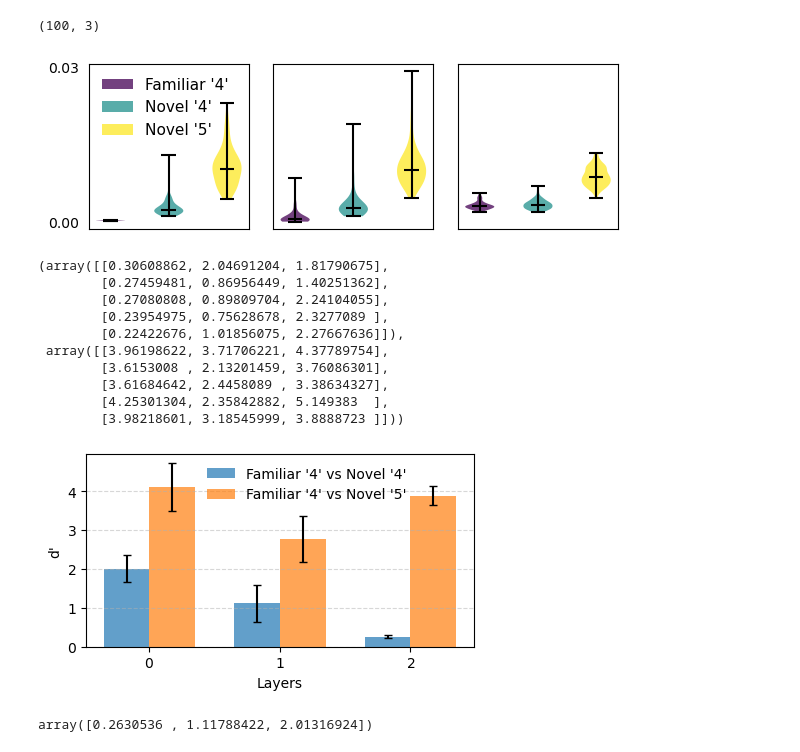
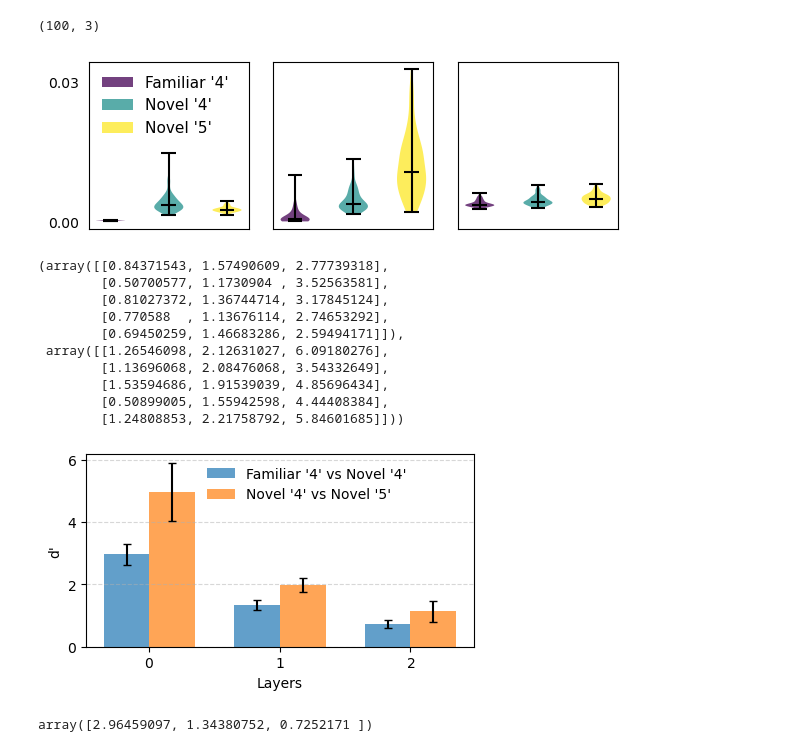
Before and after one commit to ltjed/novelty-detection-pc, a Jupyter notebook: visualization.ipynb, the cells around one changed output. Saved outputs shown, nothing was run; the diff lists cells and outputs as text; code cells hidden in the pictures.

Commit message:
updated code to do more locally_connected_hPCN experiments with different training and test sets

```diff
--- a/visualization.ipynb
+++ b/visualization.ipynb
@@ -257,3 +247,16 @@ energy = np.load(os.path.join(save_path, 'energy.npz'))
+# %%
+save_path = os.path.join('results', 'hierarchical_models')
+
+base_class = [4]; test_class = [5] # set to [4] and [5] to replicate Fig.7, can be set to other classes, too
+
+# Reconstruct the folder name and path using the parameters
+folder_name = f"base_{'_'.join(map(str, base_class))}_test_{'_'.join(map(str, test_class))}"
+save_path = os.path.join(save_path, folder_name)
+
+# Check if the folder exists and read from it
+if not os.path.exists(save_path):
+    print(f"Folder {save_path} does not exist.")
+energy = np.load(os.path.join(save_path, 'energy.npz'))
 # %%
 e_fam = energy['energy_fam']
 e_nov = energy['energy_nov']
@@ -281,7 +284,7 @@ for l in range(3):
     parts['cbars'].set_edgecolor('black')
 
     if l == 0:
-        ax[l].legend([f"Familiar '{4}'", f"Novel '{4}'", f"Novel '{5}'"], loc='upper left', fontsize=11, frameon=False)
+        ax[l].legend([f"Familiar '{base_class}'", f"Novel '{base_class}'", f"Novel '{test_class}'"], loc='upper left', fontsize=11, frameon=False)
 
     # ax[l].set_title(rf'$\Vert \varepsilon^{l} \Vert_2^2$')
 
@@ -296,58 +299,58 @@ plt.tight_layout()
 plt.savefig(save_path + '/energy_distribution.pdf', format = 'pdf' , bbox_inches='tight')
 plt.show()
 # %% [output]
-[figure, old version]
+[figure, new version]
 # %%
 separability = np.load(os.path.join(save_path, 'separability.npz'))
 sep_12 = separability['separability_12']
 sep_23 = separability['separability_23']
 sep_12, sep_23
 # %% [output]
-(array([[0.30608862, 2.04691204, 1.81790675],
-        [0.27459481, 0.86956449, 1.40251362],
-        [0.27080808, 0.89809704, 2.24104055],
-        [0.23954975, 0.75628678, 2.3277089 ],
-        [0.22422676, 1.01856075, 2.27667636]]),
- array([[3.96198622, 3.71706221, 4.37789754],
-        [3.6153008 , 2.13201459, 3.76086301],
-        [3.61684642, 2.4458089 , 3.38634327],
-        [4.25301304, 2.35842882, 5.149383  ],
-        [3.98218601, 3.18545999, 3.8888723 ]]))
+(array([[0.84371543, 1.57490609, 2.77739318],
+        [0.50700577, 1.1730904 , 3.52563581],
+        [0.81027372, 1.36744714, 3.17845124],
+        [0.770588  , 1.13676114, 2.74653292],
+        [0.69450259, 1.46683286, 2.59494171]]),
+ array([[1.26546098, 2.12631027, 6.09180276],
+        [1.13696068, 2.08476068, 3.54332649],
+        [1.53594686, 1.91539039, 4.85696434],
+        [0.50899005, 1.55942598, 4.44408384],
+        [1.24808853, 2.21758792, 5.84601685]]))
 # %%
 plt.figure(figsize=(5, 2.5))
 # plt.title(f"d' separability between classes of digits by layers")
 
 avg12 = np.mean(sep_12, axis=0)[::-1]
 std12 = np.std(sep_12, axis=0)[::-1]
 avg23 = np.mean(sep_23, axis=0)[::-1]
 std23 = np.std(sep_23, axis=0)[::-1]
 
 # x-axis locations for the groups
 layers = np.arange(3)
 
 # Width of the bars
 bar_width = 0.35
 
 # Plotting the bars
 # plt.bar(layers - bar_width / 2, avg12, bar_width, yerr=yerr12,
 #         label=f'sep. between familiar {base_class} and novel {base_class}', capsize=5)
 # plt.bar(layers + bar_width / 2, avg23, bar_width, yerr=yerr23,
 #         label=f'sep. between novel {base_class} and novel {test_class}', capsize=5)
 plt.bar(layers - bar_width / 2, avg12, bar_width, yerr=std12,
-        label=f"Familiar '{4}' vs Novel '{4}'", capsize=3, alpha=0.7)
+        label=f"Familiar '{base_class}' vs Novel '{base_class}'", capsize=3, alpha=0.7)
 plt.bar(layers + bar_width / 2, avg23, bar_width, yerr=std23,
-        label=f"Familiar '{4}' vs Novel '{5}'", capsize=3, alpha=0.7)
+        label=f"Novel '{base_class}' vs Novel '{test_class}'", capsize=3, alpha=0.7)
 
 plt.ylabel("d'")
 plt.xlabel('Layers')
 plt.xticks(layers, [f'${i}$' for i in range(3)])
 plt.grid(True, axis='y', linestyle='--', alpha=0.5)
 plt.legend(loc='upper center', bbox_to_anchor=(0.57, 1), frameon=False)
 plt.savefig(save_path + '/separability_by_layers.pdf', bbox_inches='tight')
 # plt.show()
 # %% [output]
-[figure, old version]
+[figure, new version]
 # %%
 avg12
 # %% [output]
-array([0.2630536 , 1.11788422, 2.01316924])
+array([2.96459097, 1.34380752, 0.7252171 ])
```
Also changed, not shown: parts of 9 cells of this notebook, 2 other files.
